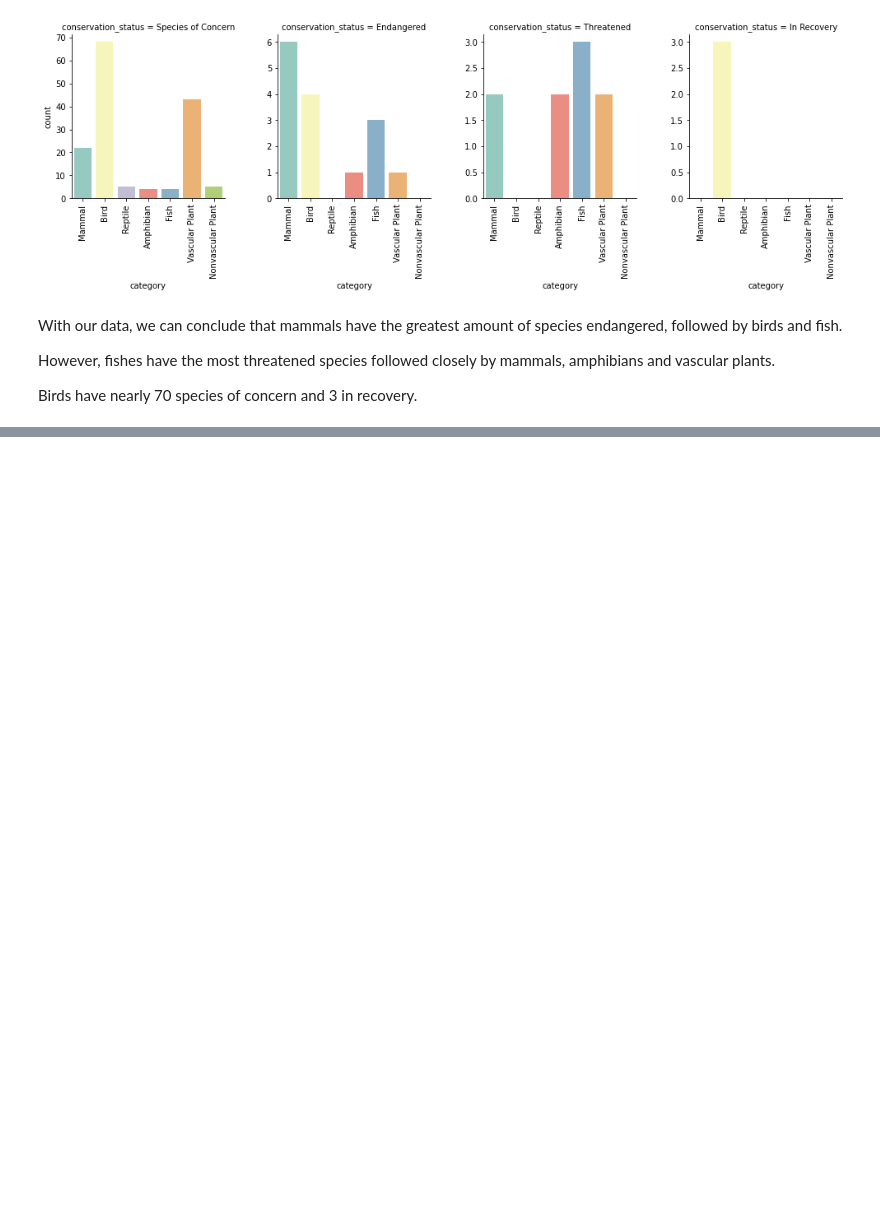
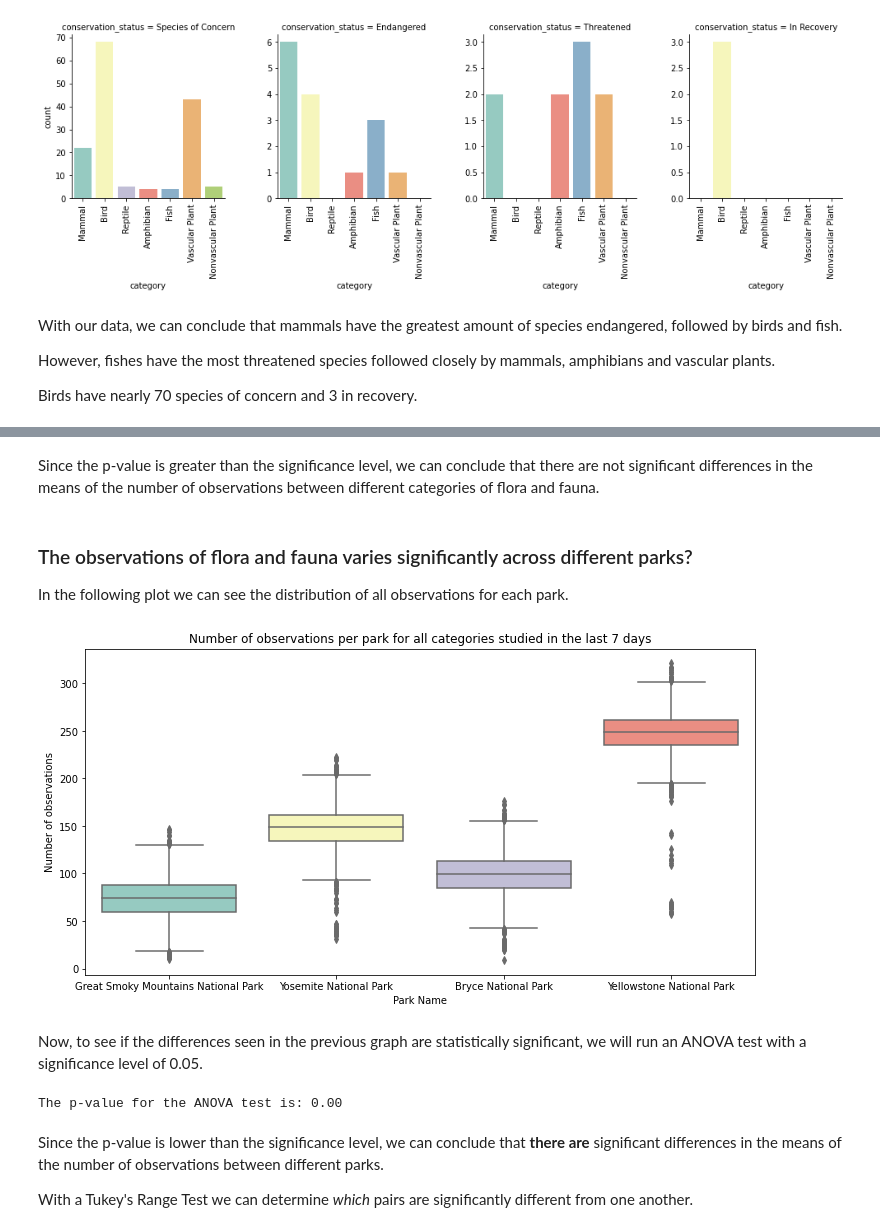
Before and after one commit to macebal/Biodiversity, a Jupyter notebook: biodiversity.ipynb, the cells around one changed output, grey strips where cells are left out. Saved outputs shown, nothing was run; the diff lists cells and outputs as text; code cells hidden in the pictures; blank space fills up the shorter version.

```diff
--- a/biodiversity.ipynb
+++ b/biodiversity.ipynb
@@ -81,0 +105,32 @@ To check if there is a statistically significant difference between the categori
+# %% [markdown]
+Since the p-value is greater than the significance level, we can conclude that there are not significant differences in the means of the number of observations between different categories of flora and fauna.
+# %% [markdown]
+### The observations of flora and fauna varies significantly across different parks?
+
+In the following plot we can see the distribution of all observations for each park.
+# %%
+plt.figure(figsize=(12,6))
+sns.boxplot(data = observations_with_cat, x = 'park_name', y = 'observations')
+plt.xlabel('Park Name')
+plt.ylabel('Number of observations')
+plt.title('Number of observations per park for all categories studied in the last 7 days')
+plt.show()
+# %% [output]
+[figure, added]
+# %% [markdown]
+Now, to see if the differences seen in the previous graph are statistically significant, we will run an ANOVA test with a significance level of 0.05.
+# %%
+great_smoky_mntns = observations_with_cat[observations_with_cat['park_name'] == 'Great Smoky Mountains National Park'].observations
+yosemite = observations_with_cat[observations_with_cat['park_name'] == 'Yosemite National Park'].observations
+bryce = observations_with_cat[observations_with_cat['park_name'] == 'Bryce National Park'].observations
+yellowstone = observations_with_cat[observations_with_cat['park_name'] == 'Yellowstone National Park'].observations
+
+F, pval = f_oneway(great_smoky_mntns, yosemite, bryce, yellowstone)
+
+print('The p-value for the ANOVA test is: {:.2f}'.format(pval))
+# %% [output]
+The p-value for the ANOVA test is: 0.00
+# %% [markdown]
+Since the p-value is lower than the significance level, we can conclude that **there are** significant differences in the means of the number of observations between different parks.
+
+With a Tukey's Range Test we can determine *which* pairs are significantly different from one another.
```
Also changed, not shown: parts of 16 cells of this notebook.
